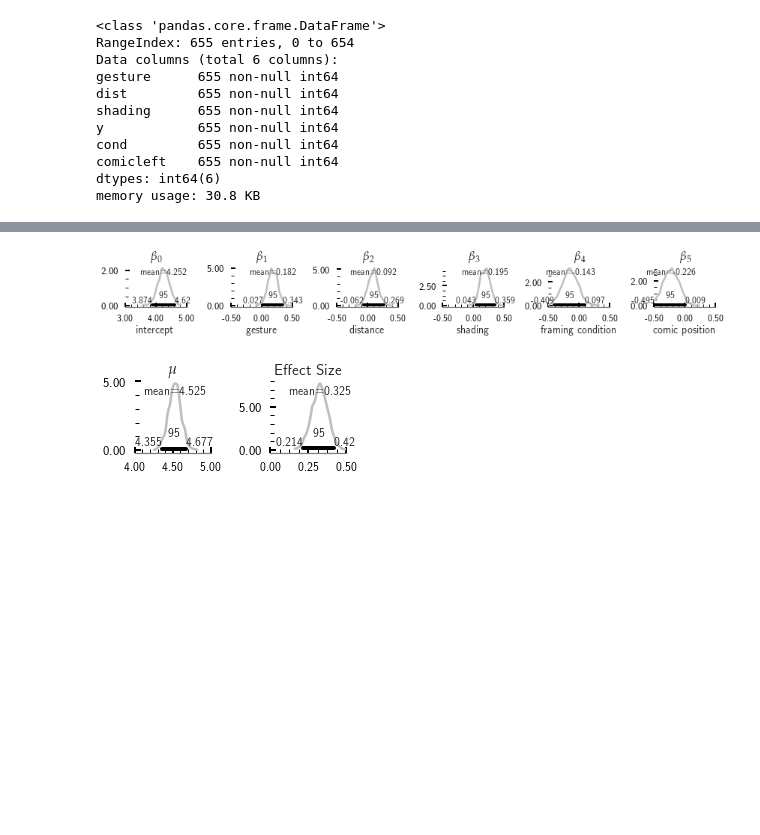
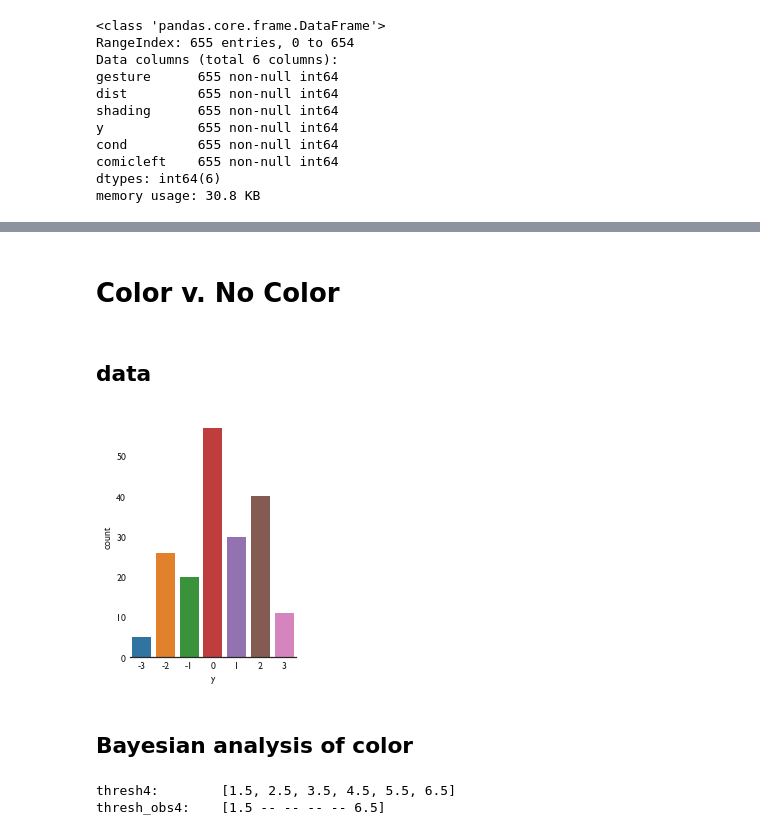
Before and after one commit to CrowdDynamicsLab/ComicPersuasion, a Jupyter notebook: Paper Draft/LaTeX/hari-code/ordinal prediction.ipynb, the cells around one changed output, grey strips where cells are left out. Cells and saved outputs as stored; diff of their text form; code cells hidden in the pictures; blank space fills up the shorter version.

```diff
--- a/Paper Draft/LaTeX/hari-code/ordinal prediction.ipynb
+++ b/Paper Draft/LaTeX/hari-code/ordinal prediction.ipynb
@@ -270,13 +266,13 @@ pm.diagnostics.gelman_rubin(trace4)
 # %%
 burnin = 500
 # Convert parameters to original scale
-beta = trace4['zbeta'][burnin:] / sd_X.as_matrix()
-beta0 = trace4['zbeta0'][burnin:] - np.sum(
-    trace4['zbeta'][burnin:] * mean_X.as_matrix() / sd_X.as_matrix(), axis=1)
-sigma = trace4['zsigma'][burnin:]
+beta = trace4['zbeta'] / sd_X.as_matrix()
+beta0 = trace4['zbeta0'] - np.sum(
+    trace4['zbeta'] * mean_X.as_matrix() / sd_X.as_matrix(), axis=1)
+sigma = trace4['zsigma']
 
-sigma = trace4['zsigma'][burnin:]
-mu = trace4['mu'][burnin:]
+sigma = trace4['zsigma']
+mu = trace4['mu']
 mu_mean = np.mean(mu, axis=1)
 
 # compute the effect size
@@ -410,6 +406,36 @@ fig2.savefig("mean_effect.pdf")
 #                             [ax2, ax3, ax4]):
 #     ax.set_title(title, fontdict=f_dict)
 #     ax.set_xlabel(label, fontdict=f_dict)
-# %% [output]
-[figure, removed]
-[figure, removed]
+# %% [markdown]
+# Color v. No Color
+# %% [markdown]
+## data
+# %%
+# Using dtype 'category' for Y
+df_color = pd.read_csv(
+    'data/color_data_0330.csv',
+    dtype={
+        'y': 'int',
+        'color': 'int',
+        'color_position': 'int',
+        'cond': 'int'
+    }
+)
+# %%
+df_color.columns = ['color', 'location', 'condition', 'y']
+# %%
+g_color = sb.factorplot(
+    x="y",
+#     hue="condition",
+#     col="condition",
+#     row="location",
+    data=df_color,
+    kind="count",
+    size=4,
+    aspect=0.7)
+g_color.despine(left=True)
+g_color.savefig("effects_of_color.pdf")
+# %% [output]
+[figure, added]
+# %% [markdown]
+## Bayesian analysis of color
@@ -415,0 +451,13 @@ fig2.savefig("mean_effect.pdf")
+# %%
+nYlevels4 = y_cat.nunique()
+
+thresh4 = [k + 0.5
+           for k in range(1, nYlevels4)]  # fixing the boundaries in our case
+thresh_obs4 = np.ma.asarray(thresh4)
+thresh_obs4[1:-1] = np.ma.masked
+
+print('thresh4:\t{}'.format(thresh4))
+print('thresh_obs4:\t{}'.format(thresh_obs4))
+# %% [output]
+thresh4:        [1.5, 2.5, 3.5, 4.5, 5.5, 6.5]
+thresh_obs4:    [1.5 -- -- -- -- 6.5]
```
Also changed, not shown: parts of 13 cells of this notebook, 9 other files.
